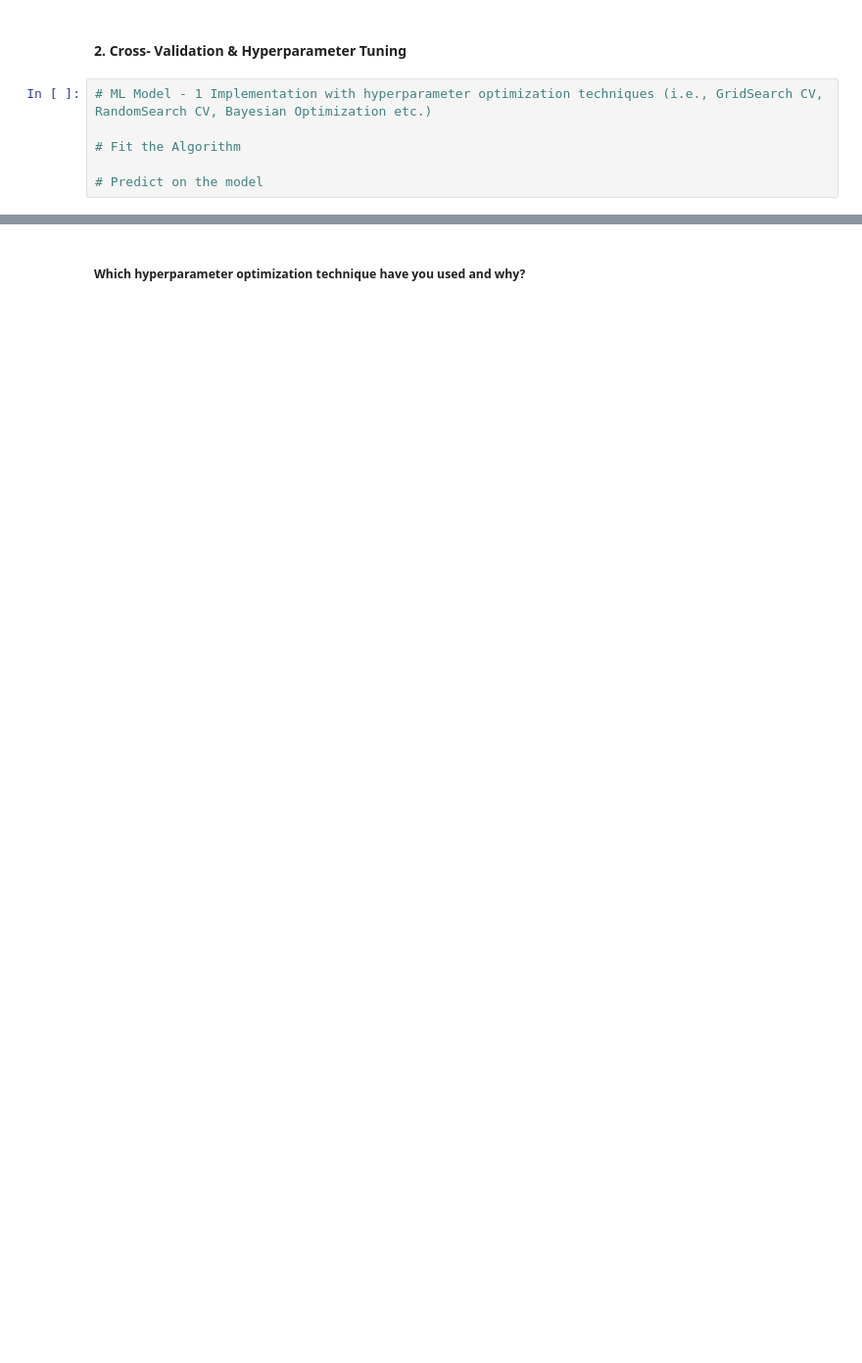
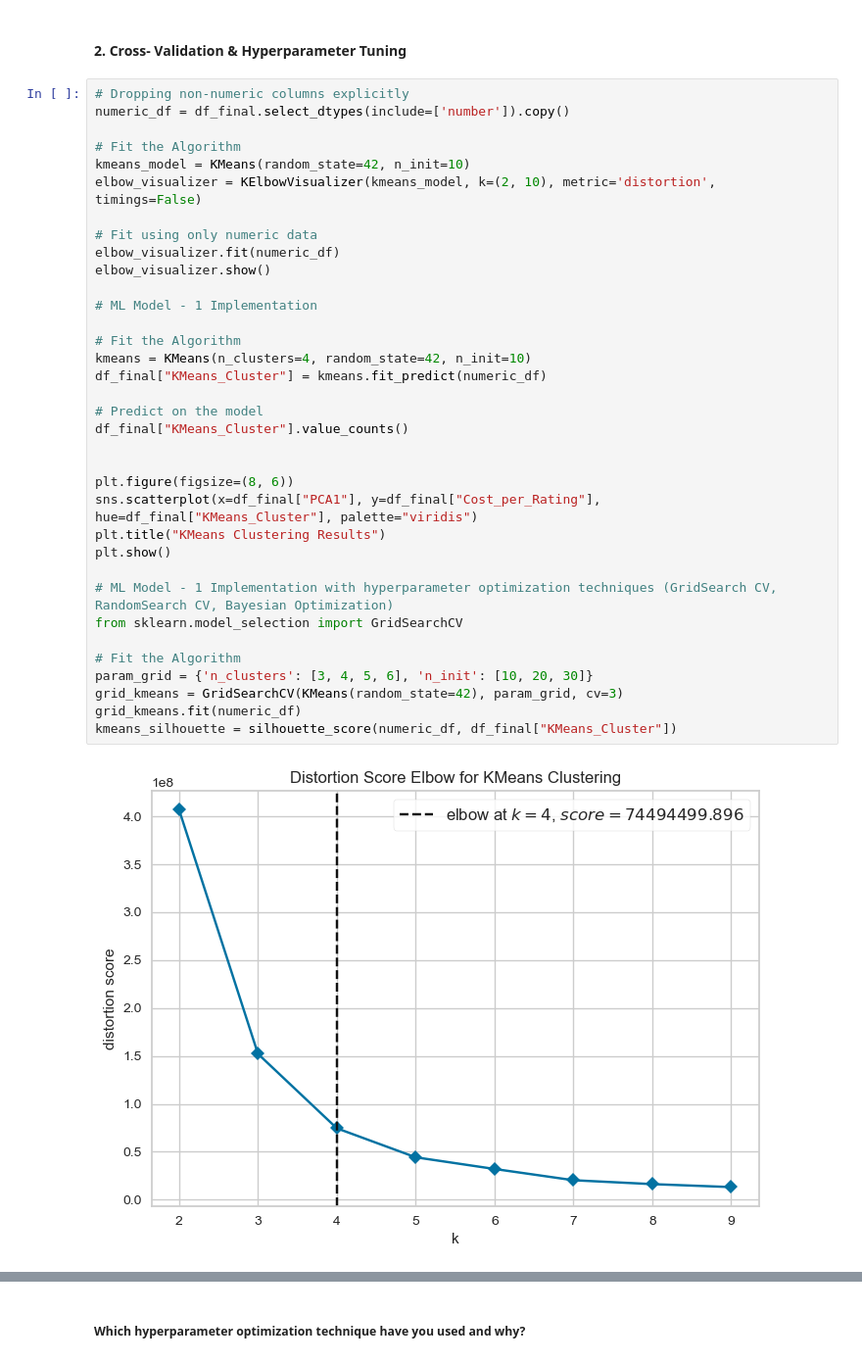
Before and after one commit to apurbaaaa/Zomato, a Jupyter notebook: Zomato Project/Sample_ML_Submission_Template.ipynb, the cells around one changed output, grey strips where cells are left out. Shown at 98% size. Drawn from its saved outputs; the diff is of its cells as text; blank space fills up the shorter version.

```diff
--- a/Zomato Project/Sample_ML_Submission_Template.ipynb
+++ b/Zomato Project/Sample_ML_Submission_Template.ipynb
@@ -799,8 +1367,39 @@ Answer Here.
 # %% [markdown]
 #### 2. Cross- Validation & Hyperparameter Tuning
-# %%
-# ML Model - 1 Implementation with hyperparameter optimization techniques (i.e., GridSearch CV, RandomSearch CV, Bayesian Optimization etc.)
-
-# Fit the Algorithm
-
-# Predict on the model
+# %%
+# Dropping non-numeric columns explicitly
+numeric_df = df_final.select_dtypes(include=['number']).copy()
+
+# Fit the Algorithm
+kmeans_model = KMeans(random_state=42, n_init=10)
+elbow_visualizer = KElbowVisualizer(kmeans_model, k=(2, 10), metric='distortion', timings=False)
+
+# Fit using only numeric data
+elbow_visualizer.fit(numeric_df)
+elbow_visualizer.show()
+
+# ML Model - 1 Implementation
+
+# Fit the Algorithm
+kmeans = KMeans(n_clusters=4, random_state=42, n_init=10)
+df_final["KMeans_Cluster"] = kmeans.fit_predict(numeric_df)
+
+# Predict on the model
+df_final["KMeans_Cluster"].value_counts()
+
+
+plt.figure(figsize=(8, 6))
+sns.scatterplot(x=df_final["PCA1"], y=df_final["Cost_per_Rating"], hue=df_final["KMeans_Cluster"], palette="viridis")
+plt.title("KMeans Clustering Results")
+plt.show()
+
+# ML Model - 1 Implementation with hyperparameter optimization techniques (GridSearch CV, RandomSearch CV, Bayesian Optimization)
+from sklearn.model_selection import GridSearchCV
+
+# Fit the Algorithm
+param_grid = {'n_clusters': [3, 4, 5, 6], 'n_init': [10, 20, 30]}
+grid_kmeans = GridSearchCV(KMeans(random_state=42), param_grid, cv=3)
+grid_kmeans.fit(numeric_df)
+kmeans_silhouette = silhouette_score(numeric_df, df_final["KMeans_Cluster"])
+# %% [output]
+[figure, added]
```
Also changed, not shown: parts of 245 cells of this notebook, 2 other files.
